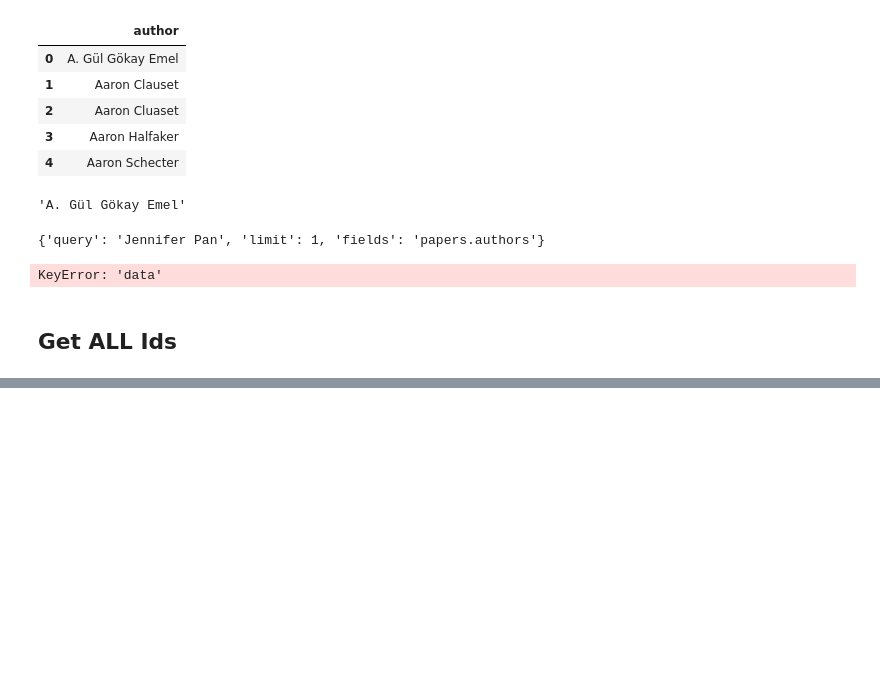
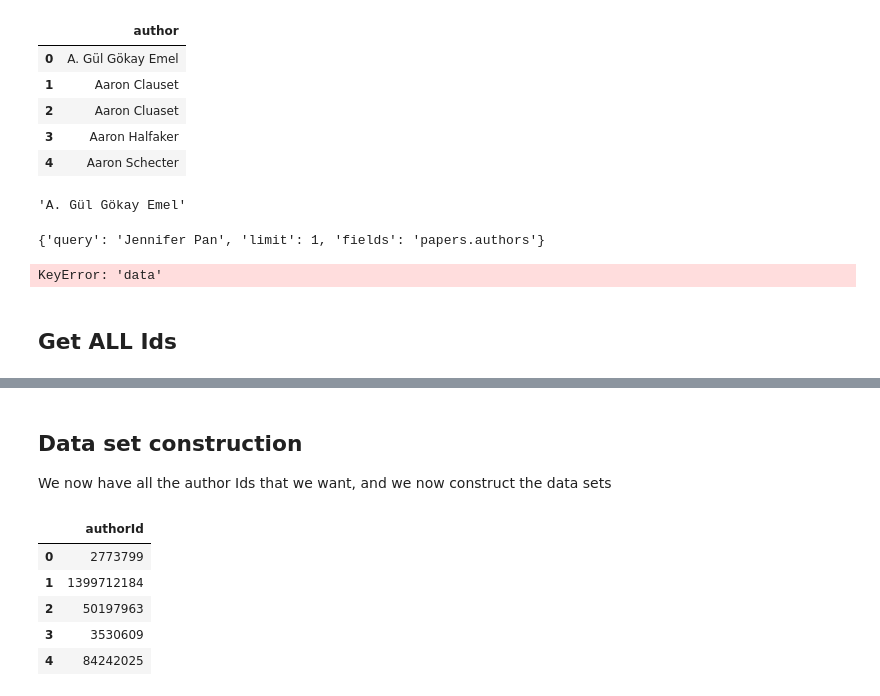
Before and after one commit to joachimschroeder/comsocsci2023, a Jupyter notebook: additional_notebooks/API_example.ipynb, the cells around one changed output, grey strips where cells are left out. Saved outputs shown, nothing was run; the diff lists cells and outputs as text; code cells hidden in the pictures; blank space fills up the shorter version.

```diff
--- a/additional_notebooks/API_example.ipynb
+++ b/additional_notebooks/API_example.ipynb
@@ -248,3 +243,16 @@ authorIds = list(set(all_ids))
 # %%
 all_authors = pd.DataFrame(authorIds, columns=['authorId'])
 all_authors.to_csv("all_authors.csv", index=False)
+# %% [markdown]
+## Data set construction
+
+We now have all the author Ids that we want, and we now construct the data sets
+# %%
+all_authors.head()
+# %% [output]
+|  | authorId |
+| 0 | 2773799 |
+| 1 | 1399712184 |
+| 2 | 50197963 |
+| 3 | 3530609 |
+| 4 | 84242025 |
```
Also changed, not shown: parts of 11 cells of this notebook, 2 other files.
